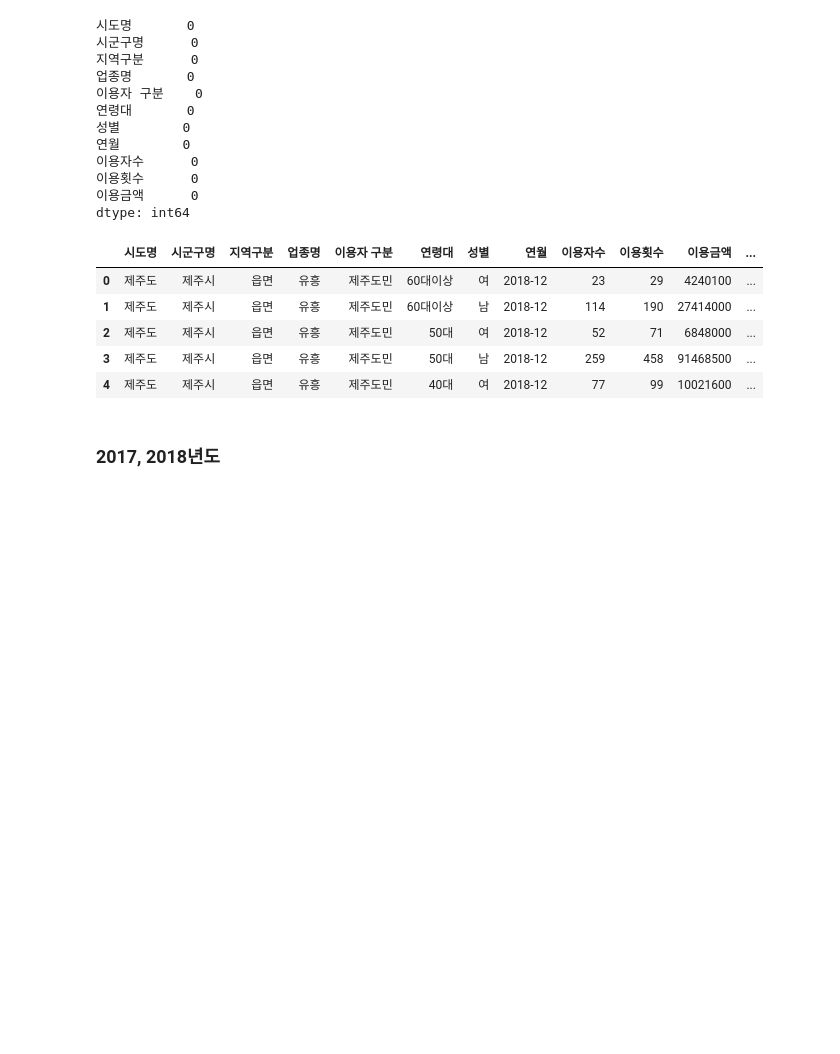
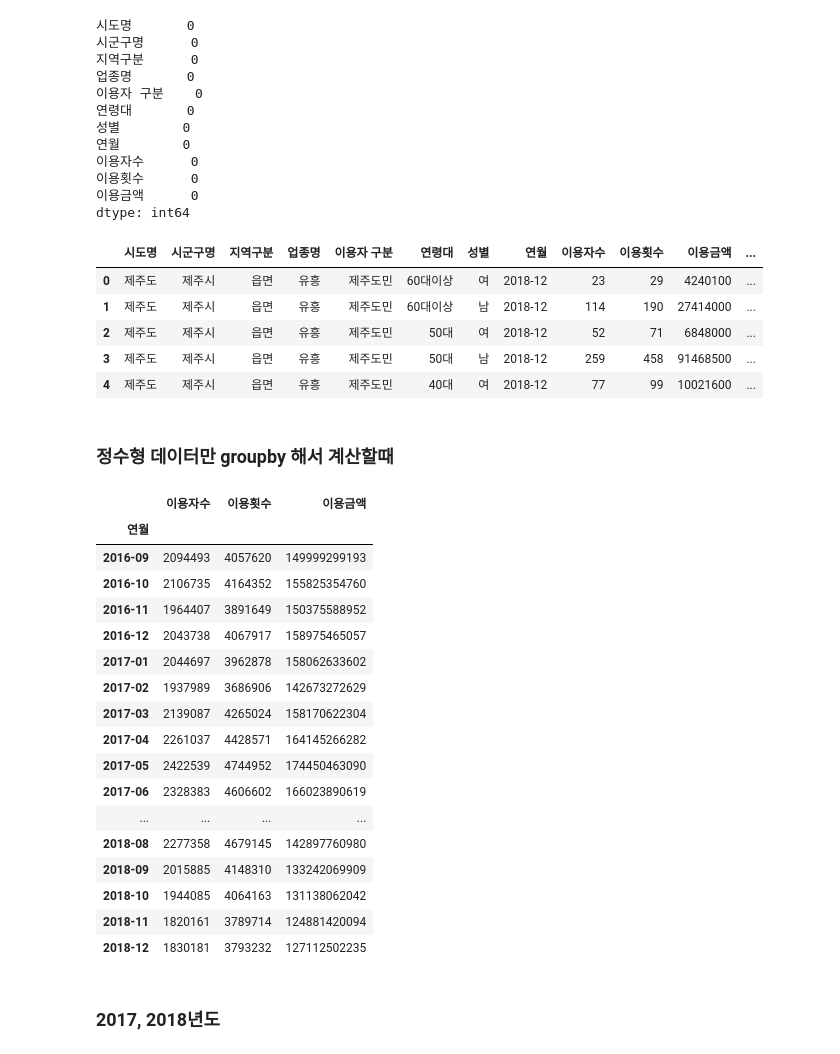
Before and after one commit to Silvercastle/HDAT, a Jupyter notebook: BSJ/Codeit/제주도카드이용데이터/DataFrame.ipynb, the cells around one changed output. Drawn from its saved outputs; the diff is of its cells as text; code cells hidden in the pictures; blank space fills up the shorter version.

```diff
--- a/BSJ/Codeit/제주도카드이용데이터/DataFrame.ipynb
+++ b/BSJ/Codeit/제주도카드이용데이터/DataFrame.ipynb
@@ -87,6 +88,29 @@ df.head()
 | 2 | 제주도 | 제주시 | 읍면 | 유흥 | 제주도민 | 50대 | 여 | 2018-12 | 52 | 71 | 6848000 | ... |
 | 3 | 제주도 | 제주시 | 읍면 | 유흥 | 제주도민 | 50대 | 남 | 2018-12 | 259 | 458 | 91468500 | ... |
 | 4 | 제주도 | 제주시 | 읍면 | 유흥 | 제주도민 | 40대 | 여 | 2018-12 | 77 | 99 | 10021600 | ... |
+# %% [markdown]
+### 정수형 데이터만 groupby 해서 계산할때
+# %%
+df.groupby('연월').sum(numeric_only=True)
+# %% [output]
+|  | 이용자수 | 이용횟수 | 이용금액 |
+| 연월 |  |  |  |
+| 2016-09 | 2094493 | 4057620 | 149999299193 |
+| 2016-10 | 2106735 | 4164352 | 155825354760 |
+| 2016-11 | 1964407 | 3891649 | 150375588952 |
+| 2016-12 | 2043738 | 4067917 | 158975465057 |
+| 2017-01 | 2044697 | 3962878 | 158062633602 |
+| 2017-02 | 1937989 | 3686906 | 142673272629 |
+| 2017-03 | 2139087 | 4265024 | 158170622304 |
+| 2017-04 | 2261037 | 4428571 | 164145266282 |
+| 2017-05 | 2422539 | 4744952 | 174450463090 |
+| 2017-06 | 2328383 | 4606602 | 166023890619 |
+| ... | ... | ... | ... |
+| 2018-08 | 2277358 | 4679145 | 142897760980 |
+| 2018-09 | 2015885 | 4148310 | 133242069909 |
+| 2018-10 | 1944085 | 4064163 | 131138062042 |
+| 2018-11 | 1820161 | 3789714 | 124881420094 |
+| 2018-12 | 1830181 | 3793232 | 127112502235 |
 # %% [markdown]
 ### 2017, 2018년도
 # %%
```
Also changed, not shown: parts of 6 cells of this notebook.
